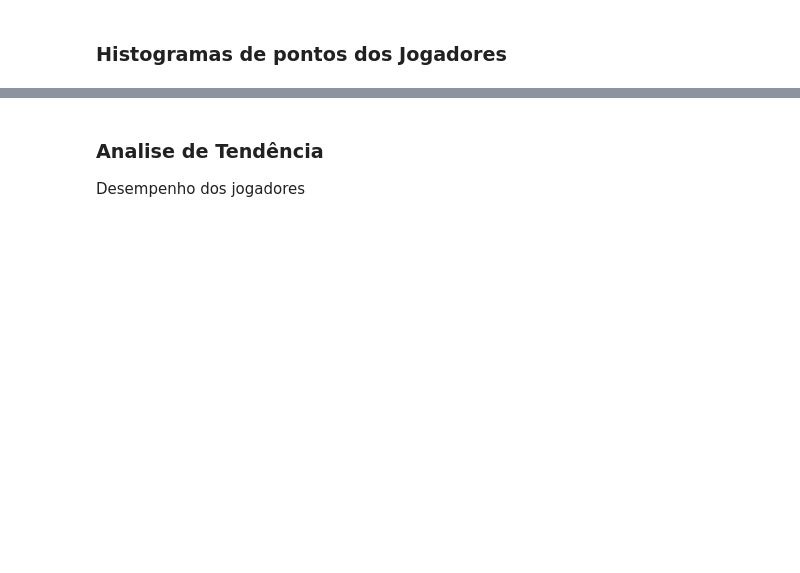
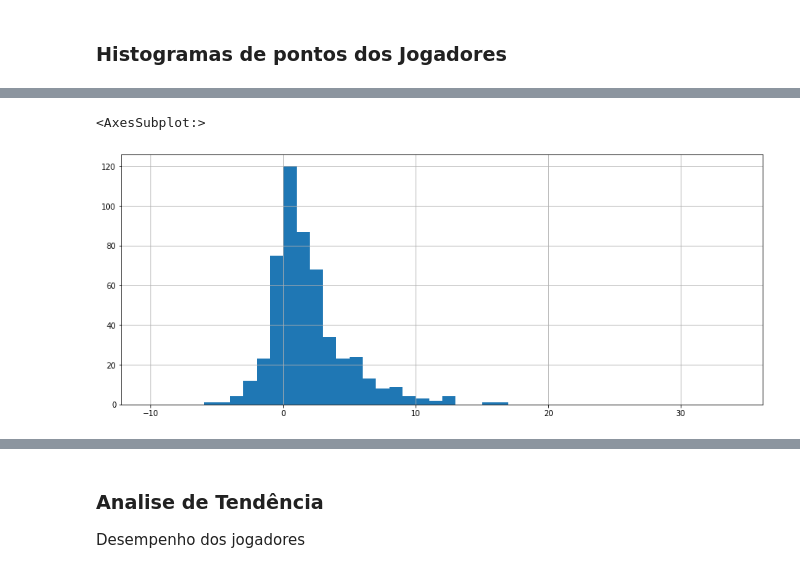
Before and after one commit to eleflow/estudo_cartola, a Jupyter notebook: notebooks/AnaliseDadosAposMerge.ipynb, the cells around one changed output, grey strips where cells are left out. Drawn from its saved outputs; the diff is of its cells as text; code cells hidden in the pictures; blank space fills up the shorter version.

```diff
--- a/notebooks/AnaliseDadosAposMerge.ipynb
+++ b/notebooks/AnaliseDadosAposMerge.ipynb
@@ -460,0 +1023,5 @@ df_pontuacao_por_posicao[df_pontuacao_por_posicao['id_position'] == 6]['points']
+# %%
+df_scouts_played[df_scouts_played['adversario']=='Atlético-MG']['points'].hist(bins=range(-10, 35, 1), figsize=(15, 6))
+# %% [output]
+<AxesSubplot:>
+[figure, added]
```
Also changed, not shown: parts of 89 cells of this notebook.
